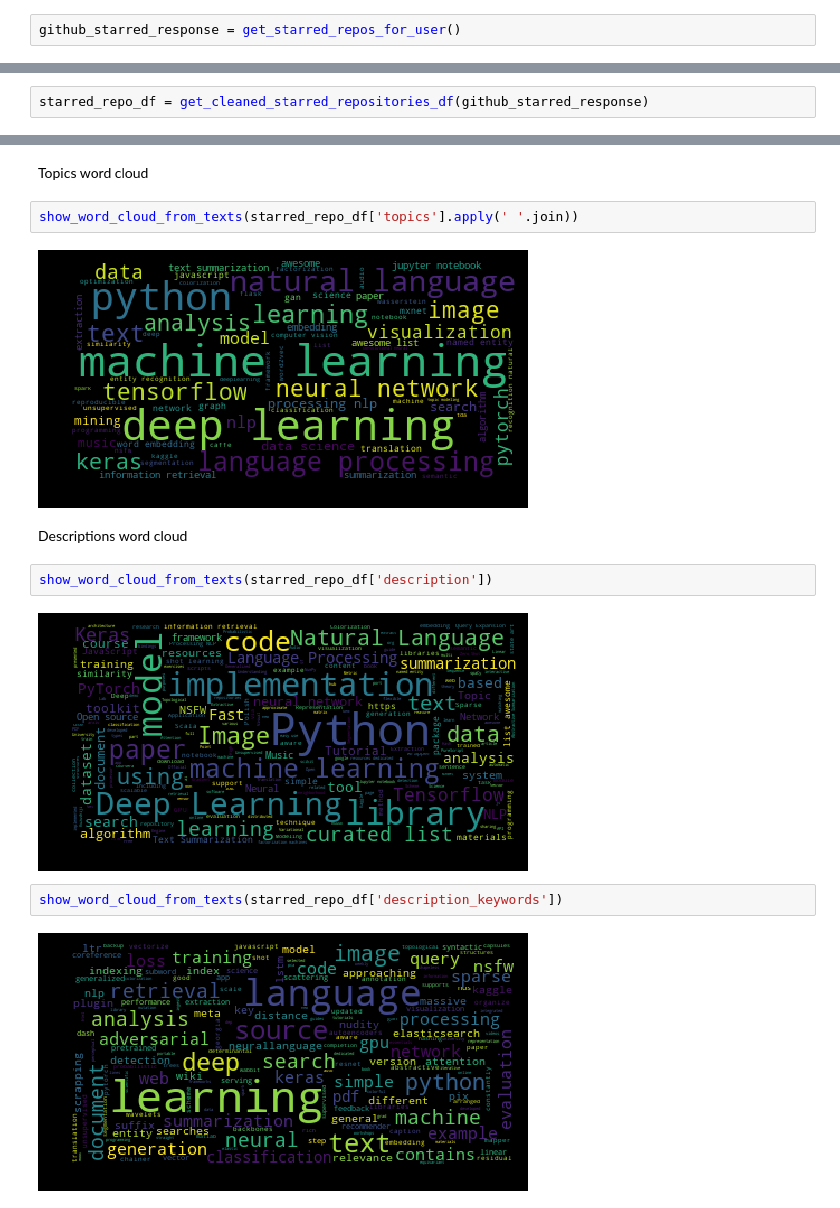
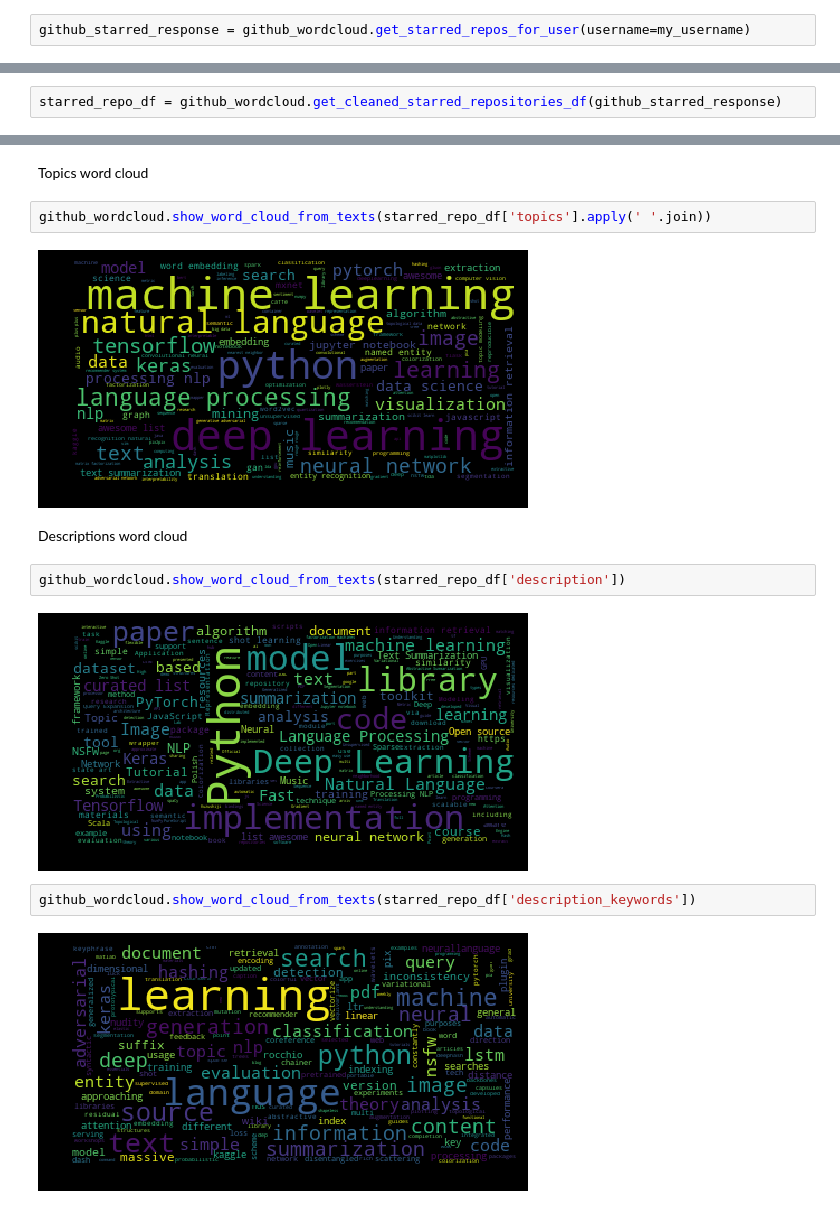
Before and after one commit to lambdaofgod/github_wordcloud, a Jupyter notebook: Github_Starred_Repositories.ipynb, the cells around one changed output, grey strips where cells are left out. Cells and saved outputs as stored; diff of their text form.

```diff
--- a/Github_Starred_Repositories.ipynb
+++ b/Github_Starred_Repositories.ipynb
@@ -114,5 +16,5 @@ def get_starred_repos_for_user(username=my_username):
 # %%
-github_starred_response = get_starred_repos_for_user()
+github_starred_response = github_wordcloud.get_starred_repos_for_user(username=my_username)
 # %%
 len(github_starred_response)
 # %% [output]
@@ -128,2 +22,2 @@ def get_cleaned_starred_repositories_df(repo_information):
 # %%
-starred_repo_df = get_cleaned_starred_repositories_df(github_starred_response)
+starred_repo_df = github_wordcloud.get_cleaned_starred_repositories_df(github_starred_response)
@@ -140,16 +37,16 @@ sns.distplot(starred_repo_df['description'].str.split().apply(lambda l: 0 if l i
 # %% [markdown]
 Topics word cloud
 # %%
-show_word_cloud_from_texts(starred_repo_df['topics'].apply(' '.join))
+github_wordcloud.show_word_cloud_from_texts(starred_repo_df['topics'].apply(' '.join))
 # %% [output]
-[figure, old version]
+[figure, new version]
 # %% [markdown]
 Descriptions word cloud
 # %%
-show_word_cloud_from_texts(starred_repo_df['description'])
+github_wordcloud.show_word_cloud_from_texts(starred_repo_df['description'])
 # %% [output]
-[figure, old version]
+[figure, new version]
 # %%
-show_word_cloud_from_texts(starred_repo_df['description_keywords'])
+github_wordcloud.show_word_cloud_from_texts(starred_repo_df['description_keywords'])
 # %% [output]
-[figure, old version]
+[figure, new version]
```
Also changed, not shown: parts of 14 cells of this notebook, 2 other files.
